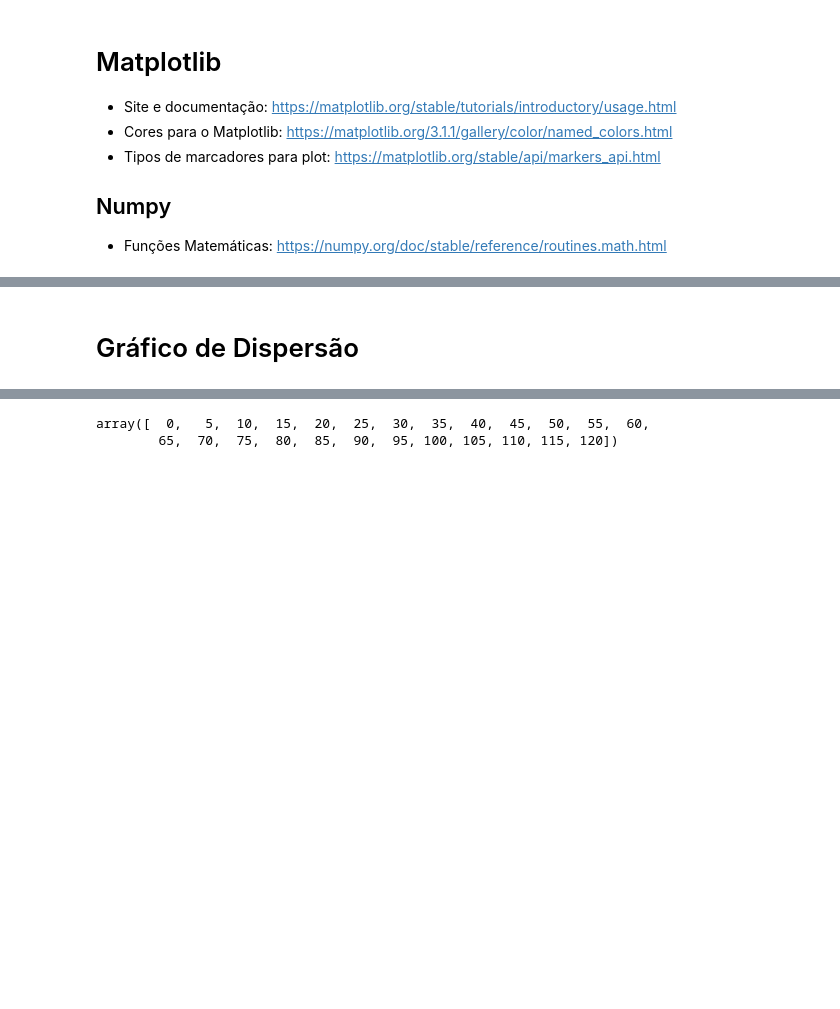
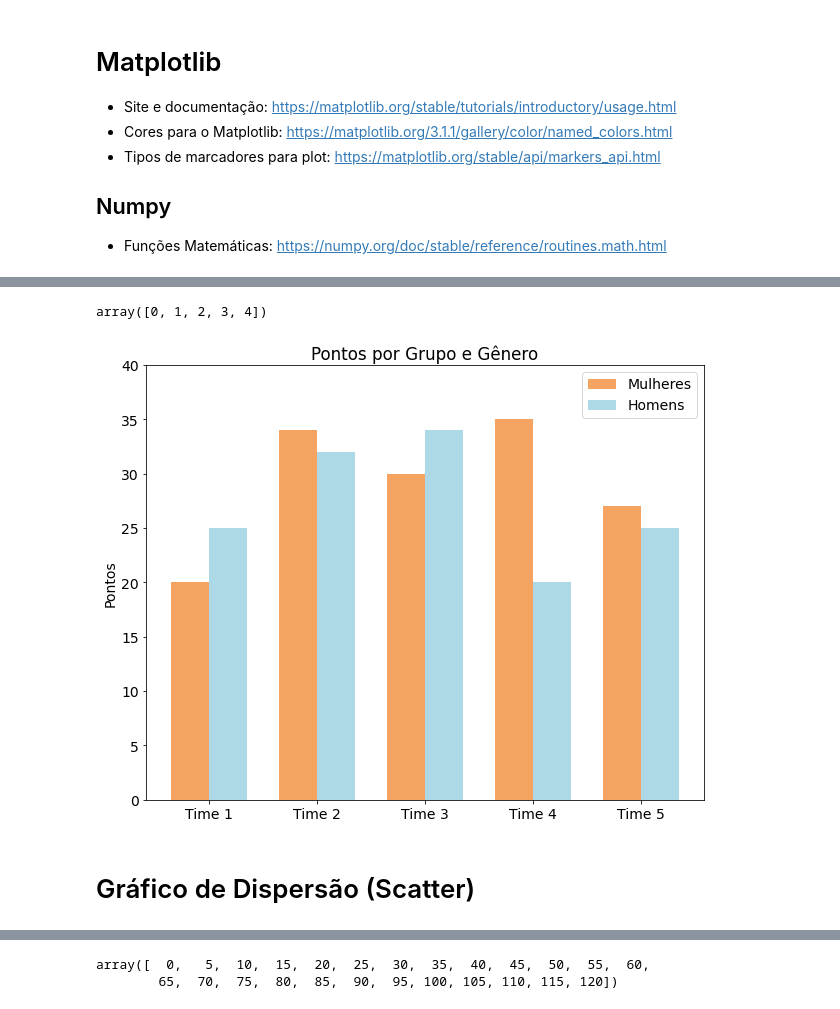
Before and after one commit to RaquelQuei/Data_Viz, a Jupyter notebook: Matplotlib_Viz.ipynb, the cells around one changed output, grey strips where cells are left out. Drawn from its saved outputs; the diff is of its cells as text; code cells hidden in the pictures; blank space fills up the shorter version.

```diff
--- a/Matplotlib_Viz.ipynb
+++ b/Matplotlib_Viz.ipynb
@@ -16,2 +38,30 @@ plt.rcParams.update({'font.size': 14})
+# %%
+times = ['Time 1', 'Time 2', 'Time 3', 'Time 4', 'Time 5']
+pontuacao_mulheres = [20, 34, 30, 35, 27]
+pontuacao_homens = [25, 32, 34, 20, 25]
+largura = 0.35
+x = np.arange(len(times))
+x
+# %% [output]
+array([0, 1, 2, 3, 4])
+# %%
+fig, ax = plt.subplots(figsize = (10,8))
+
+grupo_1 = ax.bar(x - largura/2, pontuacao_mulheres, largura, label='Mulheres', color = 'sandybrown')
+grupo_2 = ax.bar(x + largura/2, pontuacao_homens, largura, label='Homens', color = 'lightblue')
+
+# Adicionando os títulos das coordenadas
+ax.set_title('Pontos por Grupo e Gênero')
+ax.set_ylabel('Pontos')
+
+ax.legend()
+
+ax.set_ylim([0,40])
+
+ax.set_xticks(x)
+ax.set_xticklabels(times)
+plt.show()
+# %% [output]
+[figure, added]
 # %% [markdown]
-# Gráfico de Dispersão
+# Gráfico de Dispersão (Scatter)
```
Also changed, not shown: parts of 6 cells of this notebook.
